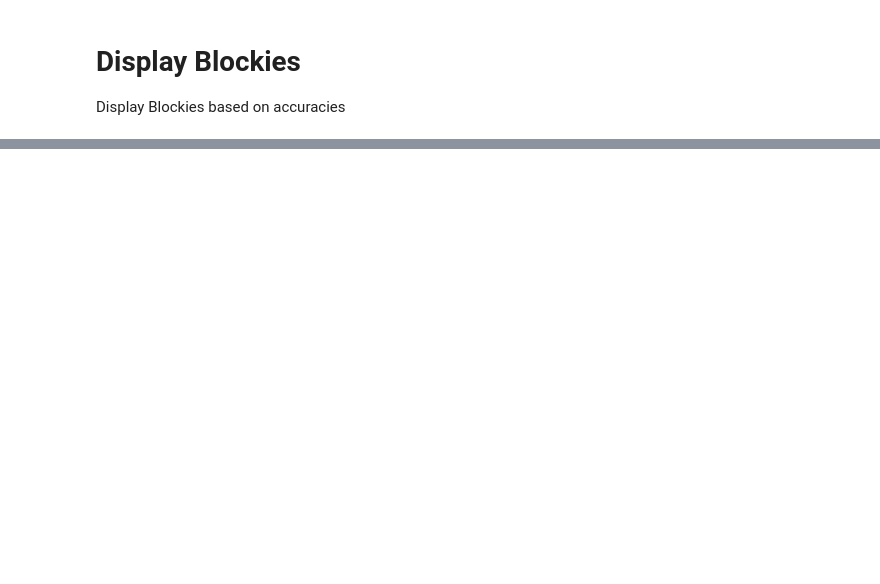
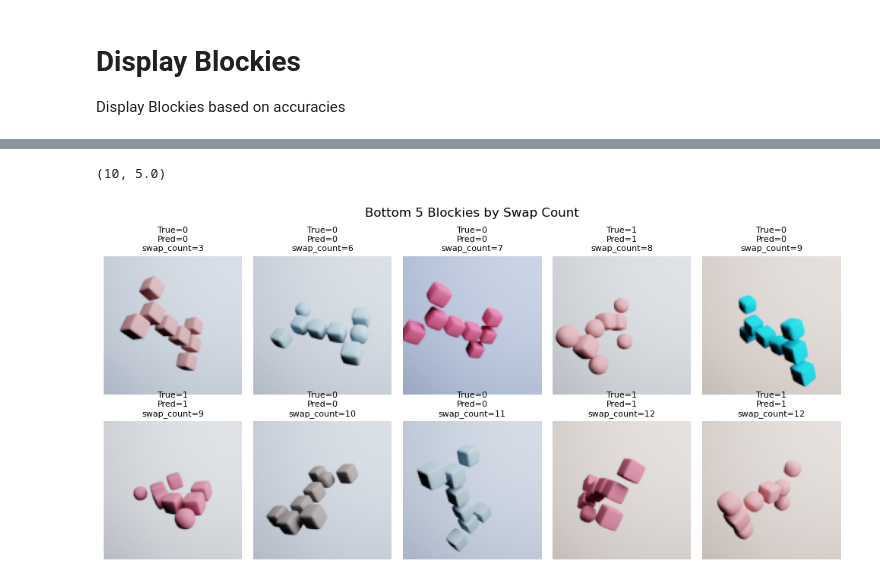
Before and after one commit to davidsjohnson/evalxai_studies, a Jupyter notebook: notebooks/perblocky_analysis.ipynb, the cells around one changed output, grey strips where cells are left out. Cells and saved outputs as stored; diff of their text form; code cells hidden in the pictures; blank space fills up the shorter version.

```diff
--- a/notebooks/perblocky_analysis.ipynb
+++ b/notebooks/perblocky_analysis.ipynb
@@ -237,0 +550,3 @@ display_images(bottom5_blockies, 1, 5, samples_path, 'Bottom 5 Blockies by User
+# %%
+least5swapped_blockies = df_xai_samples.sort_values('swap_count').head(10)
+least5swapped_blockies
@@ -237,0 +566,5 @@ display_images(bottom5_blockies, 1, 5, samples_path, 'Bottom 5 Blockies by User
+# %%
+display_images(least5swapped_blockies, 2, 5, samples_path, 'swap_count', 'Bottom 5 Blockies by Swap Count')
+# %% [output]
+(10, 5.0)
+[figure, added]
```
Also changed, not shown: parts of 47 cells of this notebook, 4 other files.
